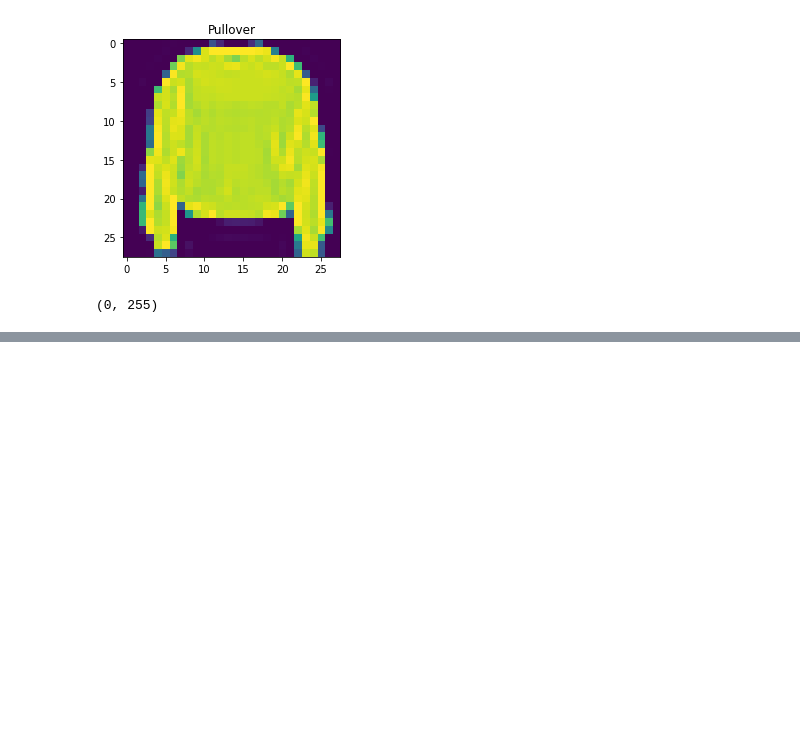
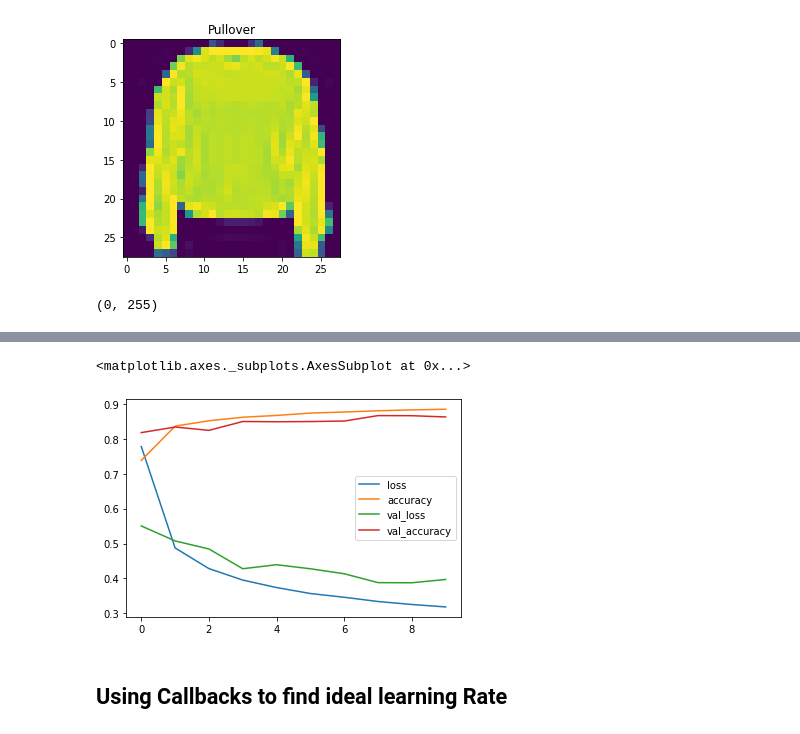
Before and after one commit to RoseVZ/TensorflowCert, a Jupyter notebook: Multiclass_Classification.ipynb, the cells around one changed output, grey strips where cells are left out. Saved outputs shown, nothing was run; the diff lists cells and outputs as text; code cells hidden in the pictures; blank space fills up the shorter version.

```diff
--- a/Multiclass_Classification.ipynb
+++ b/Multiclass_Classification.ipynb
@@ -89,0 +90,8 @@ Epoch 10/10
+# %%
+import pandas as pd
+pd.DataFrame(norm_history.history).plot()
+# %% [output]
+<matplotlib.axes._subplots.AxesSubplot at 0x...>
+[figure, added]
+# %% [markdown]
+## Using Callbacks to find ideal learning Rate
```
Also changed, not shown: parts of 6 cells of this notebook.
